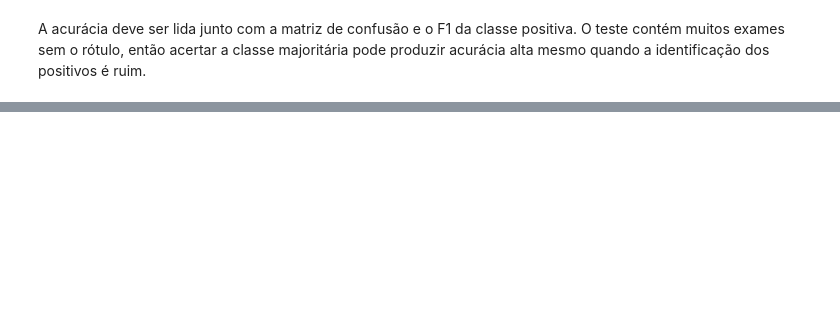
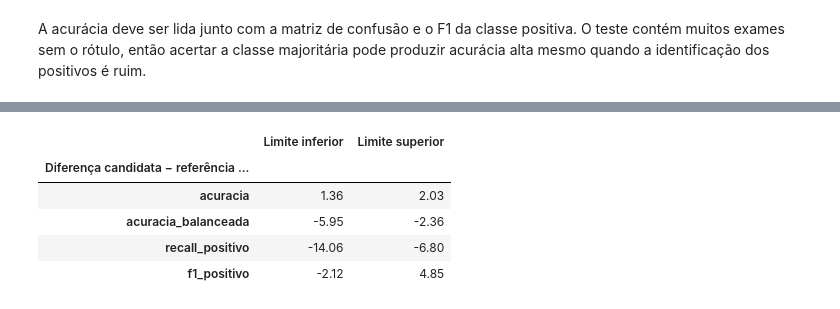
Before and after one commit to marcus-vlgarcia/cardioia, a Jupyter notebook: fase4/notebooks/02_treinamento_avaliacao.ipynb, the cells around one changed output, grey strips where cells are left out. Drawn from its saved outputs; the diff is of its cells as text; code cells hidden in the pictures; blank space fills up the shorter version.

```diff
--- a/fase4/notebooks/02_treinamento_avaliacao.ipynb
+++ b/fase4/notebooks/02_treinamento_avaliacao.ipynb
@@ -110,0 +139,11 @@ A acurácia deve ser lida junto com a matriz de confusão e o F1 da classe posit
+# %%
+diferencas = pd.DataFrame.from_dict(auditoria["ic95_delta_bootstrap_por_paciente"],
+                                     orient="index", columns=["Limite inferior", "Limite superior"])
+display((100 * diferencas).round(2).rename_axis("Diferença candidata − referência (p.p.)"))
+# %% [output]
+|  | Limite inferior | Limite superior |
+| Diferença candidata − referência ... |  |  |
+| acuracia | 1.36 | 2.03 |
+| acuracia_balanceada | -5.95 | -2.36 |
+| recall_positivo | -14.06 | -6.80 |
+| f1_positivo | -2.12 | 4.85 |
```
Also changed, not shown: parts of 4 cells of this notebook, 13 other files.
